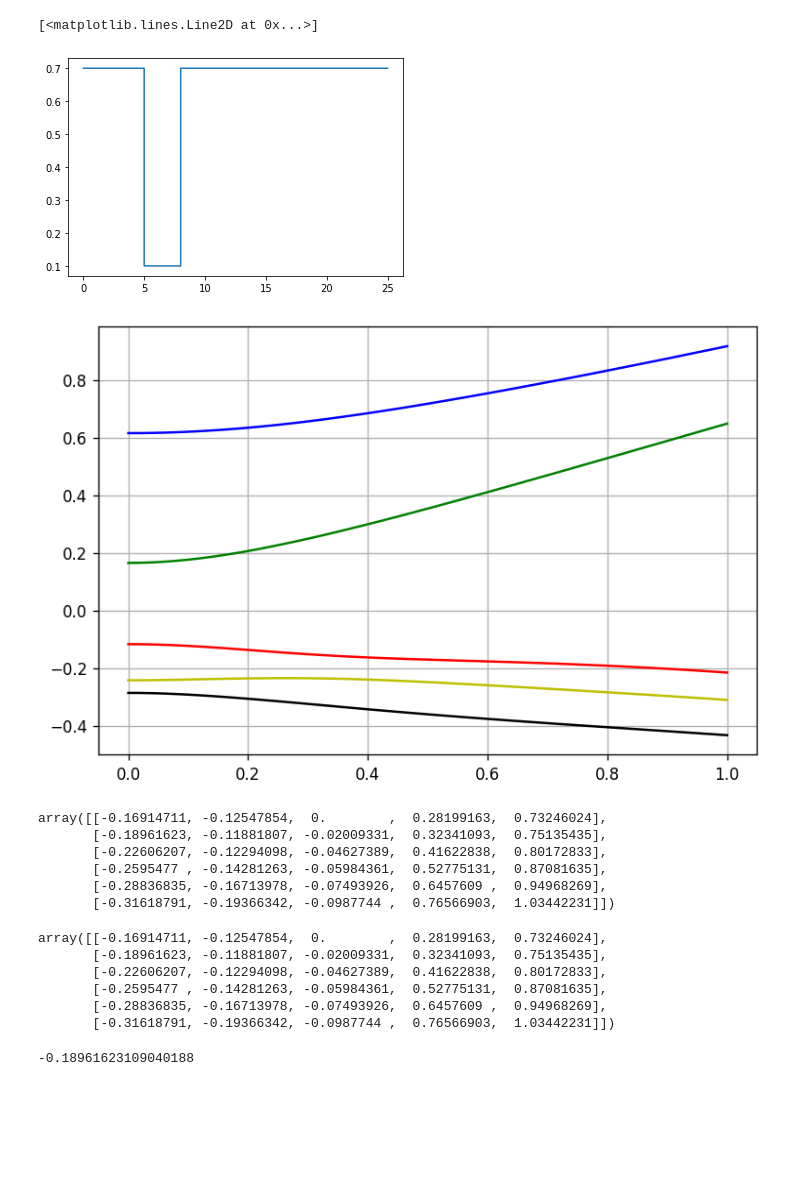
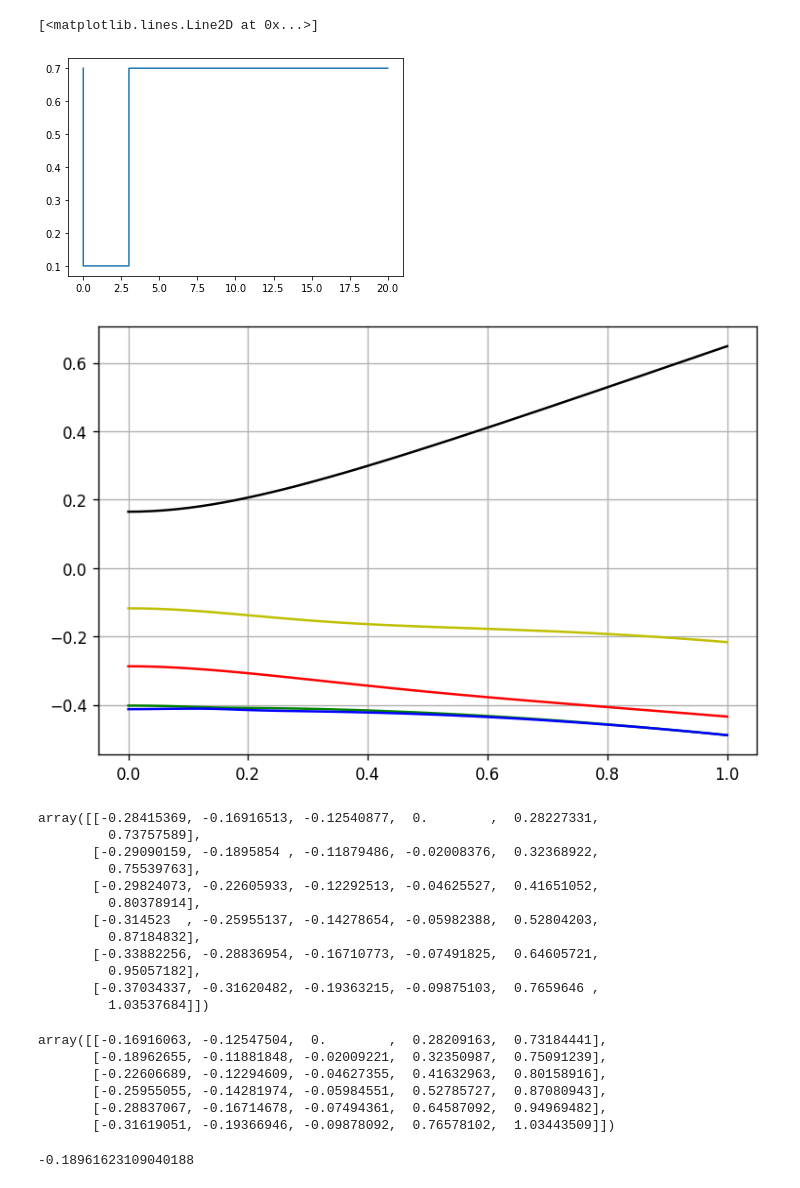
Before and after one commit to NeilKulikov/CppHgCdTe, a Jupyter notebook: interop/bindings/one_well.ipynb, the cells around one changed output. Cells and saved outputs as stored; diff of their text form; code cells hidden in the pictures; blank space fills up the shorter version.

```diff
--- a/interop/bindings/one_well.ipynb
+++ b/interop/bindings/one_well.ipynb
@@ -5,50 +5,56 @@ import hgcdte_py as hgcdte
 # %%
 import matplotlib.pyplot as plt
 # %%
-xs = np.array([0.0, 5., 5.0001, 8., 8.001, 25.0])
-ys = np.array([0.7, 0.7,  0.1, 0.1, 0.7,  0.7])
+xs = np.array([0.0, 0.0001, 3., 3.0001, 20.])
+ys = np.array([0.7, 0.1,   0.1,  0.7,   0.7])
 # %%
 plt.plot(xs, ys)
 # %% [output]
 [<matplotlib.lines.Line2D at 0x...>]
-[figure, old version]
+[figure, new version]
 # %%
 mod = hgcdte.model(xs, ys)
 # %%
-hcr = hgcdte.hcore(mod, 61)
+hcr = hgcdte.hcore(mod, 41)
 # %%
 ks2 = np.arange(0., 1.02, 0.02)
 # %%
 eiss2 = np.array([hcr.spectre((kx, 0.)) for kx in ks2])
 # %%
 plt.figure(figsize=(7.5,5), dpi=120)
-plt.plot(ks2, eiss2[:, 360], 'k-')
-plt.plot(ks2, eiss2[:, 362], 'y-')
-plt.plot(ks2, eiss2[:, 364], 'r-')
-plt.plot(ks2, eiss2[:, 366], 'g-')
-plt.plot(ks2, eiss2[:, 368], 'b-')
+plt.plot(ks2, eiss2[:, 246], 'k-')
+plt.plot(ks2, eiss2[:, 244], 'y-')
+plt.plot(ks2, eiss2[:, 240], 'r-')
+plt.plot(ks2, eiss2[:, 238], 'g-')
+plt.plot(ks2, eiss2[:, 236], 'b-')
 
 plt.grid()
 # %% [output]
-[figure, old version]
+[figure, new version]
 # %%
-eiss2[0:len(ks2):10, 360:370:2] - eiss2[0, 364]
+eiss2[0:len(ks2):10, 238:250:2] - eiss2[0, 244]
 # %% [output]
-array([[-0.16914711, -0.12547854,  0.        ,  0.28199163,  0.73246024],
-       [-0.18961623, -0.11881807, -0.02009331,  0.32341093,  0.75135435],
-       [-0.22606207, -0.12294098, -0.04627389,  0.41622838,  0.80172833],
-       [-0.2595477 , -0.14281263, -0.05984361,  0.52775131,  0.87081635],
-       [-0.28836835, -0.16713978, -0.07493926,  0.6457609 ,  0.94968269],
-       [-0.31618791, -0.19366342, -0.0987744 ,  0.76566903,  1.03442231]])
+array([[-0.28415369, -0.16916513, -0.12540877,  0.        ,  0.28227331,
+         0.73757589],
+       [-0.29090159, -0.1895854 , -0.11879486, -0.02008376,  0.32368922,
+         0.75539763],
+       [-0.29824073, -0.22605933, -0.12292513, -0.04625527,  0.41651052,
+         0.80378914],
+       [-0.314523  , -0.25955137, -0.14278654, -0.05982388,  0.52804203,
+         0.87184832],
+       [-0.33882256, -0.28836954, -0.16710773, -0.07491825,  0.64605721,
+         0.95057182],
+       [-0.37034337, -0.31620482, -0.19363215, -0.09875103,  0.7659646 ,
+         1.03537684]])
 # %%
 eiss2[0:len(ks2):10, 360:370:2] - eiss2[0, 364]
 # %% [output]
-array([[-0.16914711, -0.12547854,  0.        ,  0.28199163,  0.73246024],
-       [-0.18961623, -0.11881807, -0.02009331,  0.32341093,  0.75135435],
-       [-0.22606207, -0.12294098, -0.04627389,  0.41622838,  0.80172833],
-       [-0.2595477 , -0.14281263, -0.05984361,  0.52775131,  0.87081635],
-       [-0.28836835, -0.16713978, -0.07493926,  0.6457609 ,  0.94968269],
-       [-0.31618791, -0.19366342, -0.0987744 ,  0.76566903,  1.03442231]])
+array([[-0.16916063, -0.12547504,  0.        ,  0.28209163,  0.73184441],
+       [-0.18962655, -0.11881848, -0.02009221,  0.32350987,  0.75091239],
+       [-0.22606689, -0.12294609, -0.04627355,  0.41632963,  0.80158916],
+       [-0.25955055, -0.14281974, -0.05984551,  0.52785727,  0.87080943],
+       [-0.28837067, -0.16714678, -0.07494361,  0.64587092,  0.94969482],
+       [-0.31619051, -0.19366946, -0.09878092,  0.76578102,  1.03443509]])
 # %%
 eiss2[10, 360] - eiss2[0, 364]
 # %% [output]
```
Also changed, not shown: 10 other files.
